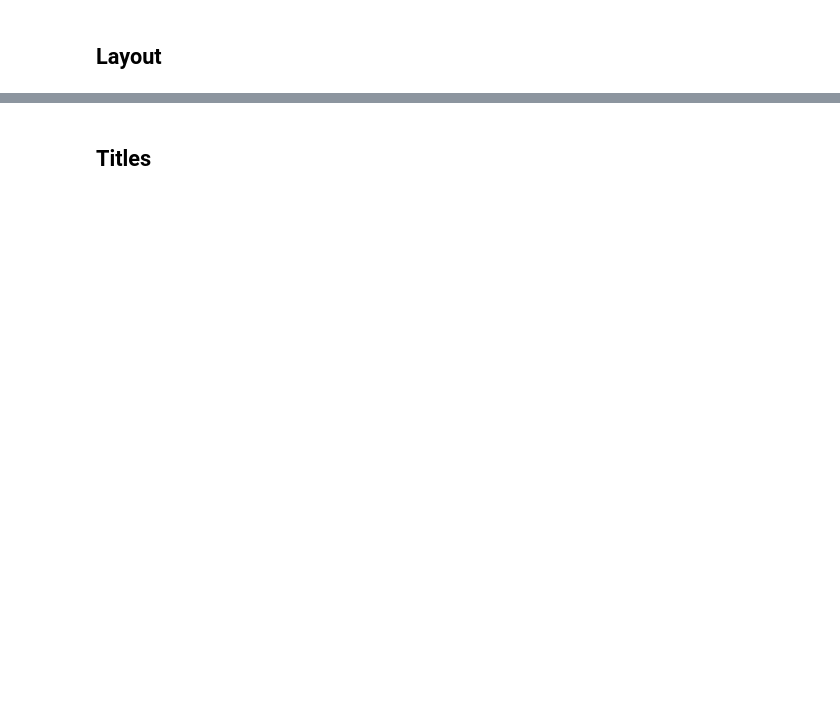
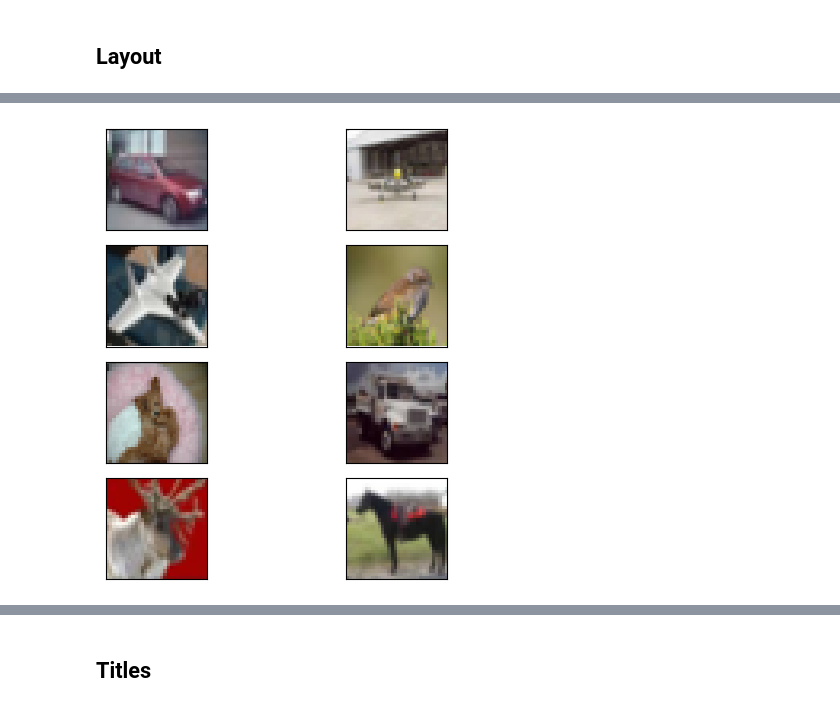
Before and after one commit to berni-lehner/hyperpyper, a Jupyter notebook: MultiImagePlotter_demo.ipynb, the cells around one changed output, grey strips where cells are left out. Cells and saved outputs as stored; diff of their text form; code cells hidden in the pictures; blank space fills up the shorter version.

```diff
--- a/MultiImagePlotter_demo.ipynb
+++ b/MultiImagePlotter_demo.ipynb
@@ -70,3 +70,7 @@ fig = MultiImageFilePlotter(selected_files, layout='grid').plot()
+# %%
+fig = MultiImageFilePlotter(selected_files, layout=(4,2)).plot()
+# %% [output]
+[figure, added]
 # %%
 fig = MultiImageFilePlotter(selected_files,
                 layout='vector').plot()
```
Also changed, not shown: parts of 12 cells of this notebook.
